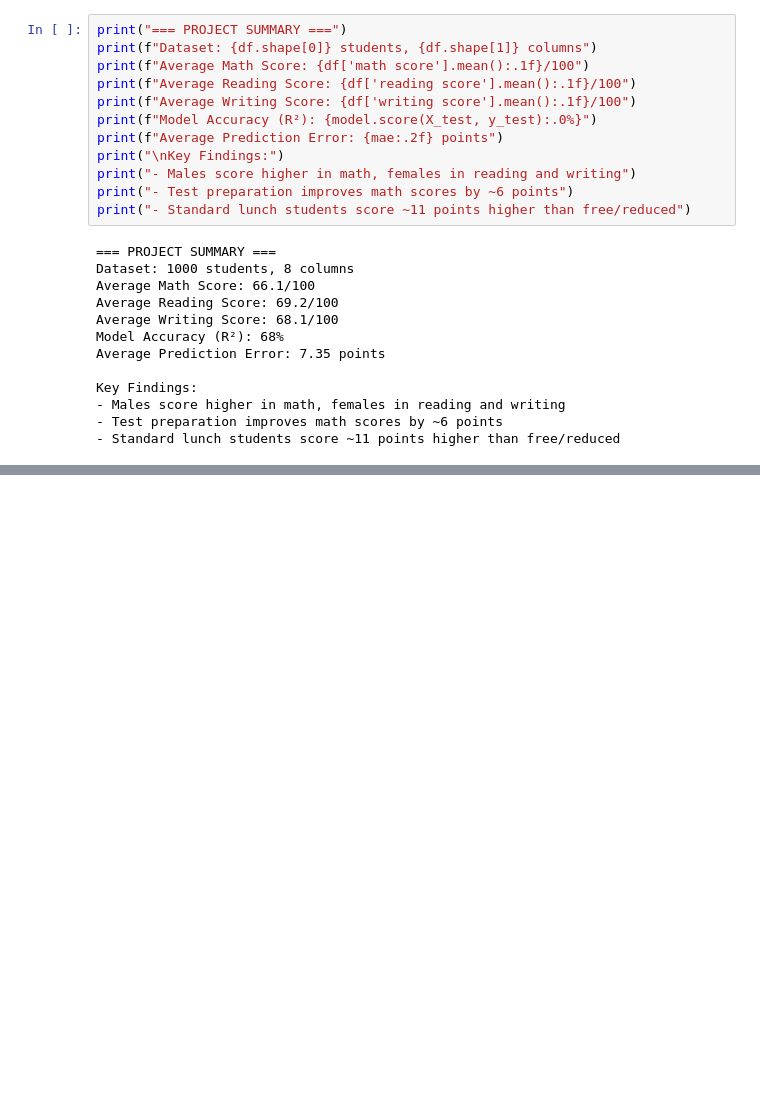
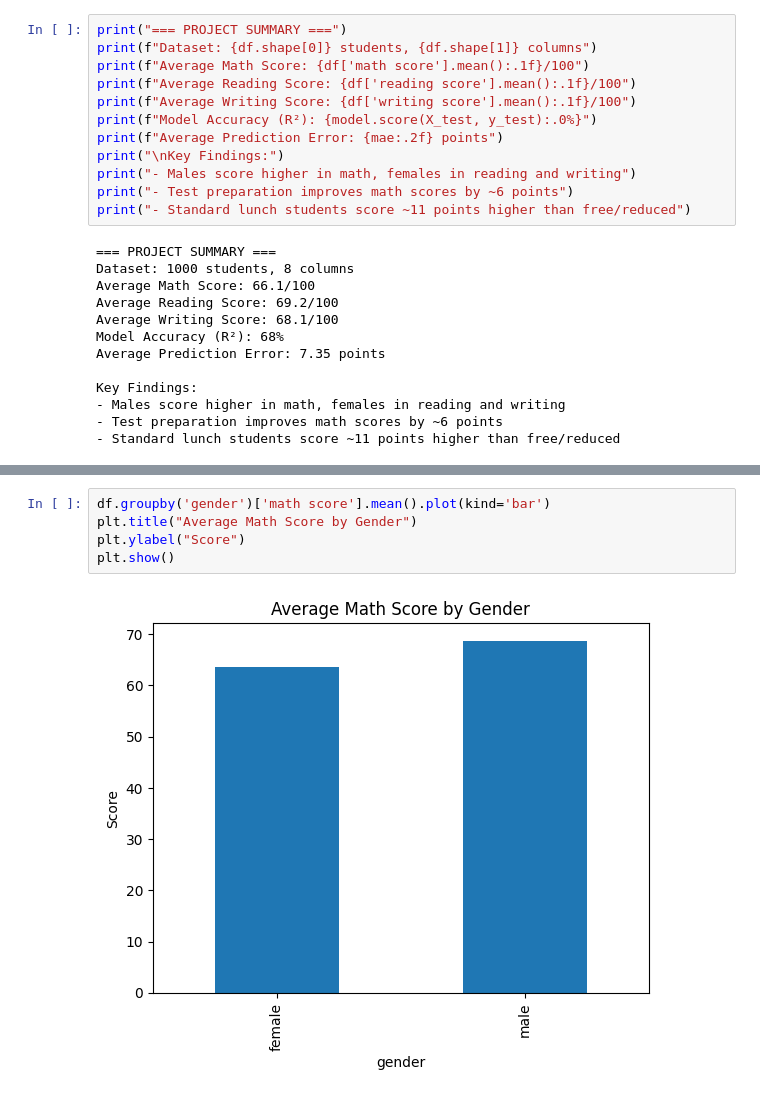
Before and after one commit to 2506273-netizen/student-performance-analysis, a Jupyter notebook: student_performance_analysis.ipynb, the cells around one changed output, grey strips where cells are left out. Cells and saved outputs as stored; diff of their text form; blank space fills up the shorter version.

```diff
--- a/student_performance_analysis.ipynb
+++ b/student_performance_analysis.ipynb
@@ -133,0 +145,7 @@ Key Findings:
+# %%
+df.groupby('gender')['math score'].mean().plot(kind='bar')
+plt.title("Average Math Score by Gender")
+plt.ylabel("Score")
+plt.show()
+# %% [output]
+[figure, added]
```
Also changed, not shown: parts of 3 cells of this notebook.
